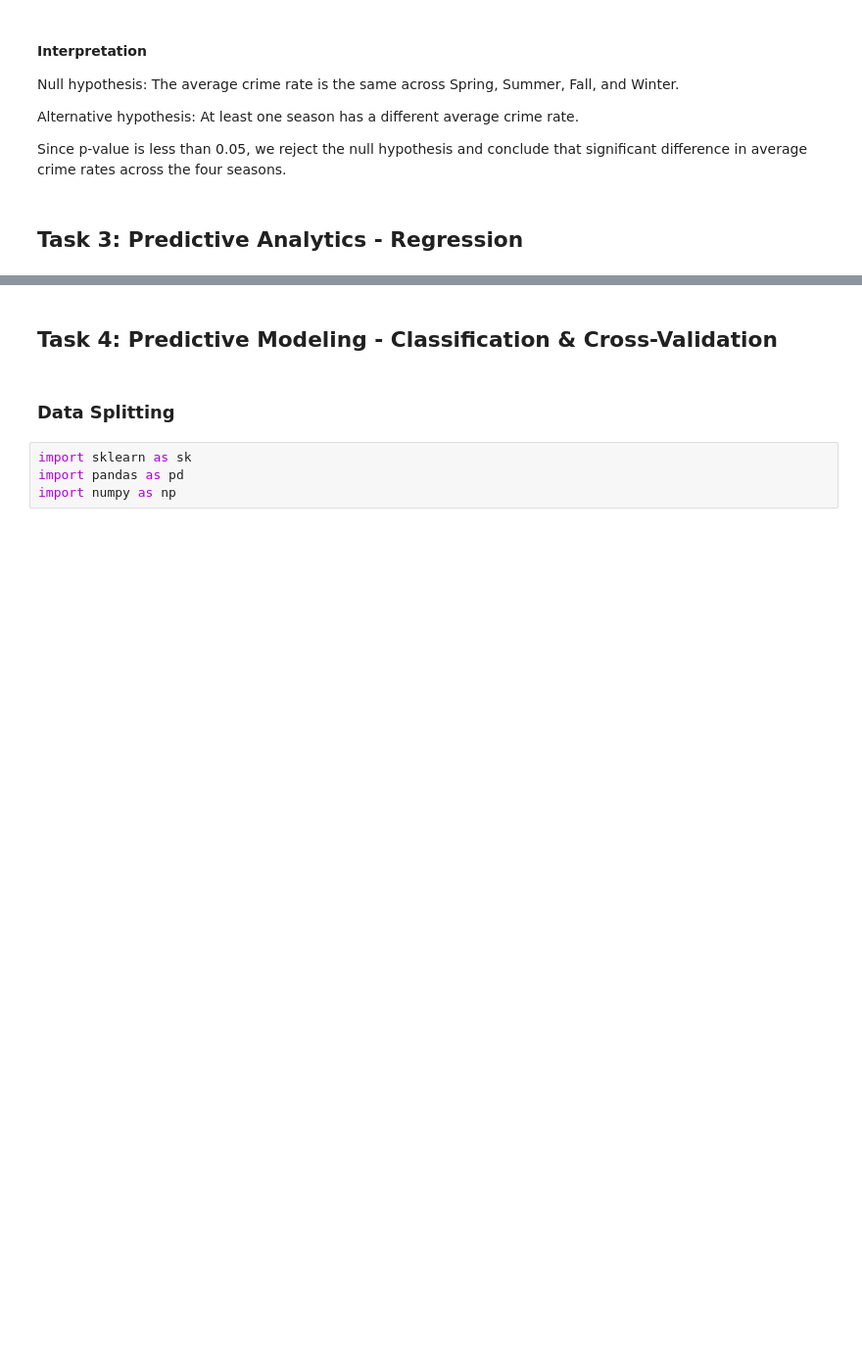
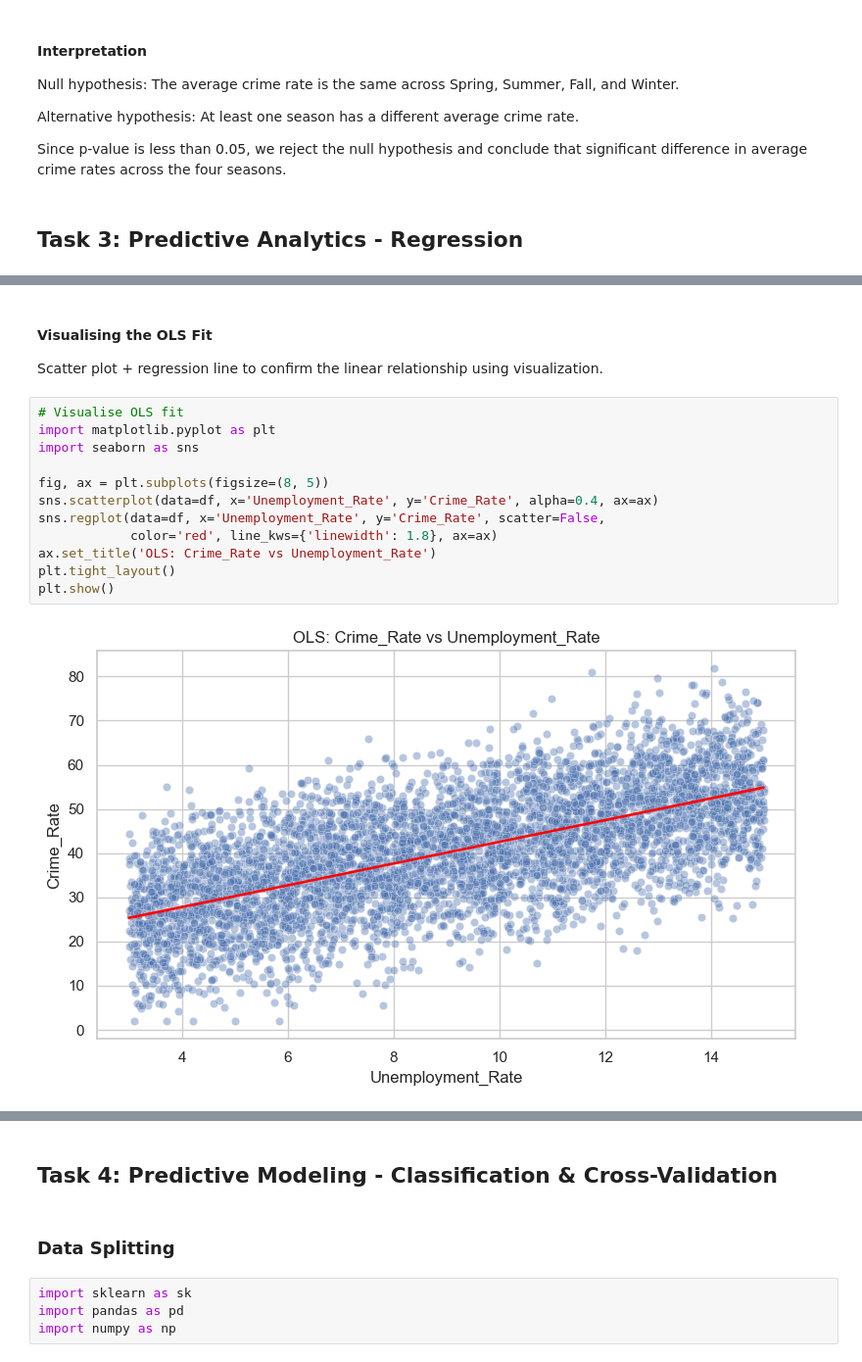
Before and after one commit to BuzzOffer/WIF3009-A2, a Jupyter notebook: A2.ipynb, the cells around one changed output, grey strips where cells are left out. Shown at 98% size. Saved outputs shown, nothing was run; the diff lists cells and outputs as text; blank space fills up the shorter version.

```diff
--- a/A2.ipynb
+++ b/A2.ipynb
@@ -278,0 +319,17 @@ Since p-value is less than 0.05, we reject the null hypothesis and conclude that
+# %% [markdown]
+#### Visualising the OLS Fit
+Scatter plot + regression line to confirm the linear relationship using visualization.
+# %%
+# Visualise OLS fit
+import matplotlib.pyplot as plt
+import seaborn as sns
+
+fig, ax = plt.subplots(figsize=(8, 5))
+sns.scatterplot(data=df, x='Unemployment_Rate', y='Crime_Rate', alpha=0.4, ax=ax)
+sns.regplot(data=df, x='Unemployment_Rate', y='Crime_Rate', scatter=False,
+            color='red', line_kws={'linewidth': 1.8}, ax=ax)
+ax.set_title('OLS: Crime_Rate vs Unemployment_Rate')
+plt.tight_layout()
+plt.show()
+# %% [output]
+[figure, added]
```
Also changed, not shown: parts of 16 cells of this notebook.
